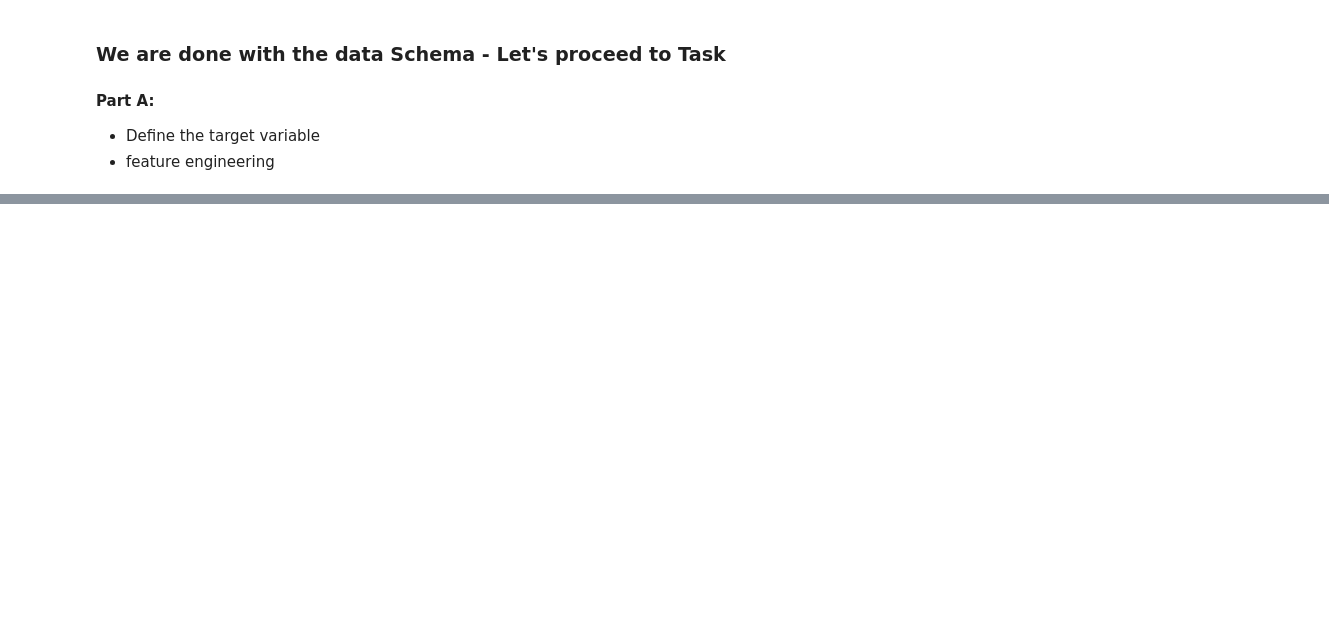
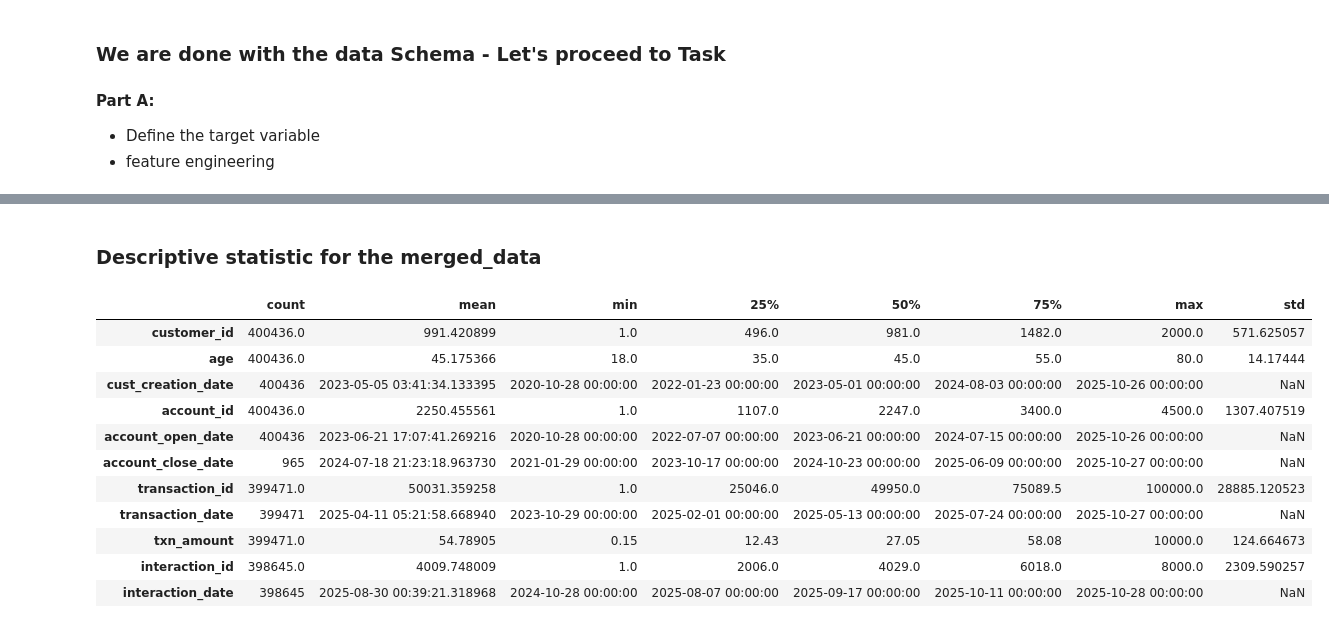
Before and after one commit to abiolaks/churn_prediction_n_anomaly_detection, a Jupyter notebook: notebooks/customer_churn_prediction.ipynb, the cells around one changed output, grey strips where cells are left out. Saved outputs shown, nothing was run; the diff lists cells and outputs as text; code cells hidden in the pictures; blank space fills up the shorter version.

```diff
--- a/notebooks/customer_churn_prediction.ipynb
+++ b/notebooks/customer_churn_prediction.ipynb
@@ -266,3 +471,5 @@ merged_data = con.sql("""
+# %%
+merged_data = con.sql("SELECT * FROM merged_data").df() # turning  the merged_data sql table into a dataframe
 # %% [markdown]
 ### We are done with the data Schema - Let's proceed to Task
 #### Part A:
@@ -390,0 +523,17 @@ memory usage: 3.8+ MB
+# %% [markdown]
+### Descriptive statistic for the merged_data
+# %%
+merged_data.describe().T
+# %% [output]
+|  | count | mean | min | 25% | 50% | 75% | max | std |
+| customer_id | 400436.0 | 991.420899 | 1.0 | 496.0 | 981.0 | 1482.0 | 2000.0 | 571.625057 |
+| age | 400436.0 | 45.175366 | 18.0 | 35.0 | 45.0 | 55.0 | 80.0 | 14.17444 |
+| cust_creation_date | 400436 | 2023-05-05 03:41:34.133395 | 2020-10-28 00:00:00 | 2022-01-23 00:00:00 | 2023-05-01 00:00:00 | 2024-08-03 00:00:00 | 2025-10-26 00:00:00 | NaN |
+| account_id | 400436.0 | 2250.455561 | 1.0 | 1107.0 | 2247.0 | 3400.0 | 4500.0 | 1307.407519 |
+| account_open_date | 400436 | 2023-06-21 17:07:41.269216 | 2020-10-28 00:00:00 | 2022-07-07 00:00:00 | 2023-06-21 00:00:00 | 2024-07-15 00:00:00 | 2025-10-26 00:00:00 | NaN |
+| account_close_date | 965 | 2024-07-18 21:23:18.963730 | 2021-01-29 00:00:00 | 2023-10-17 00:00:00 | 2024-10-23 00:00:00 | 2025-06-09 00:00:00 | 2025-10-27 00:00:00 | NaN |
+| transaction_id | 399471.0 | 50031.359258 | 1.0 | 25046.0 | 49950.0 | 75089.5 | 100000.0 | 28885.120523 |
+| transaction_date | 399471 | 2025-04-11 05:21:58.668940 | 2023-10-29 00:00:00 | 2025-02-01 00:00:00 | 2025-05-13 00:00:00 | 2025-07-24 00:00:00 | 2025-10-27 00:00:00 | NaN |
+| txn_amount | 399471.0 | 54.78905 | 0.15 | 12.43 | 27.05 | 58.08 | 10000.0 | 124.664673 |
+| interaction_id | 398645.0 | 4009.748009 | 1.0 | 2006.0 | 4029.0 | 6018.0 | 8000.0 | 2309.590257 |
+| interaction_date | 398645 | 2025-08-30 00:39:21.318968 | 2024-10-28 00:00:00 | 2025-08-07 00:00:00 | 2025-09-17 00:00:00 | 2025-10-11 00:00:00 | 2025-10-28 00:00:00 | NaN |
```
Also changed, not shown: parts of 41 cells of this notebook, 13 other files.
